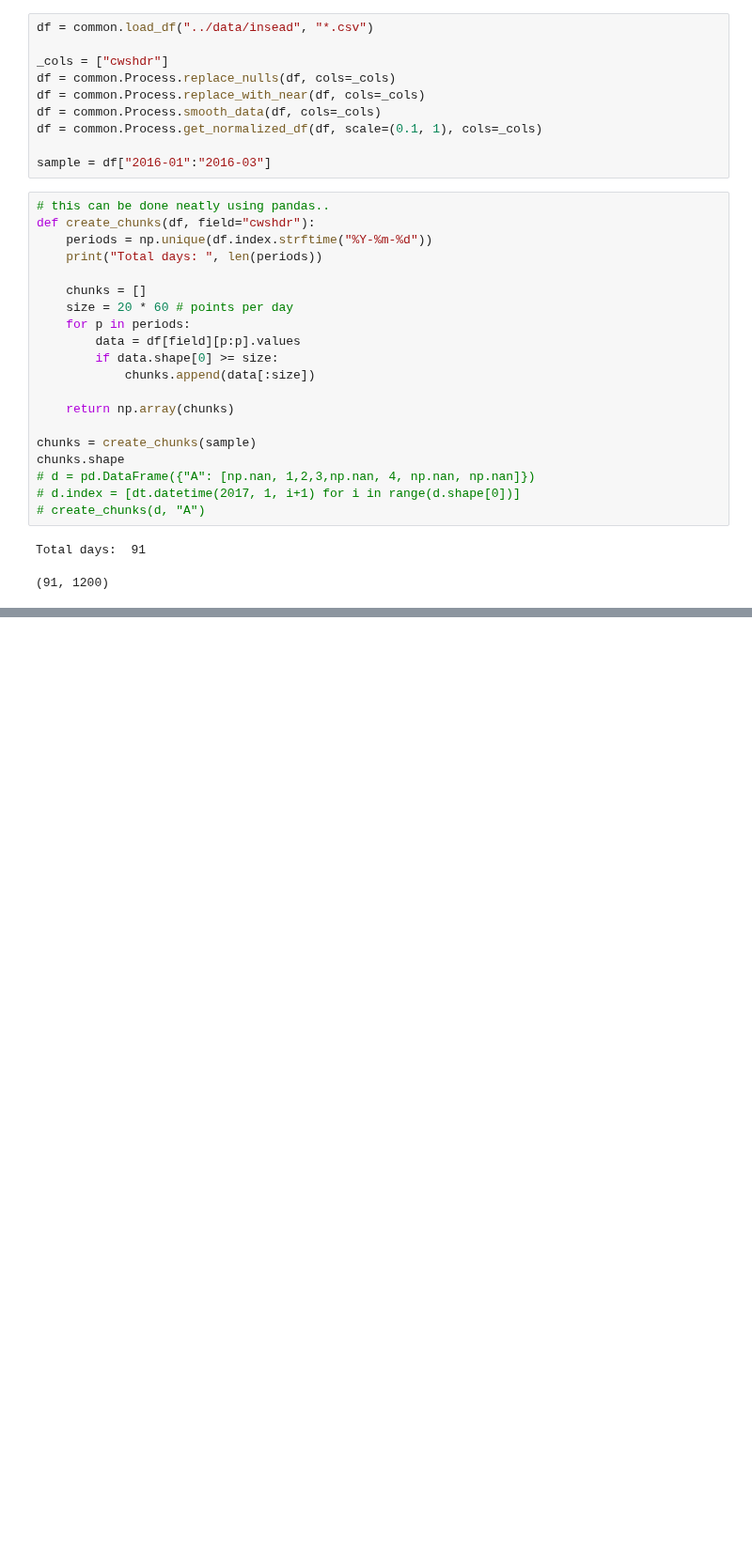
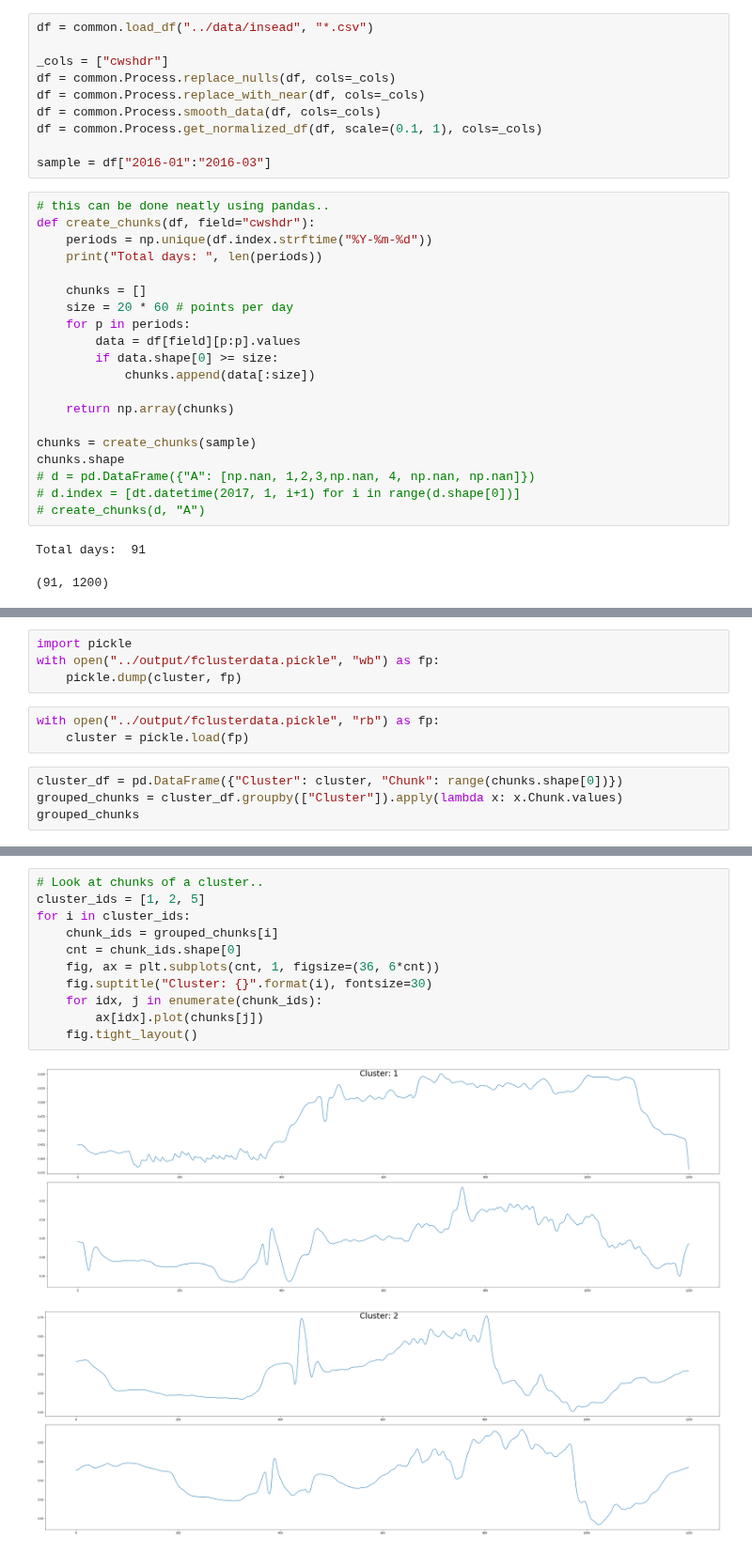
Before and after one commit to MiachelGu/chiller-plants, a Jupyter notebook: notebooks/14. Clusters.ipynb, the cells around one changed output, grey strips where cells are left out. Shown at 94% size. Cells and saved outputs as stored; diff of their text form; blank space fills up the shorter version.

```diff
--- a/notebooks/14. Clusters.ipynb
+++ b/notebooks/14. Clusters.ipynb
@@ -58,0 +66,11 @@ cluster
+# %%
+import pickle
+with open("../output/fclusterdata.pickle", "wb") as fp:
+    pickle.dump(cluster, fp)
+# %%
+with open("../output/fclusterdata.pickle", "rb") as fp:
+    cluster = pickle.load(fp)
+# %%
+cluster_df = pd.DataFrame({"Cluster": cluster, "Chunk": range(chunks.shape[0])})
+grouped_chunks = cluster_df.groupby(["Cluster"]).apply(lambda x: x.Chunk.values)
+grouped_chunks
@@ -58,0 +95,14 @@ cluster
+# %%
+# Look at chunks of a cluster..
+cluster_ids = [1, 2, 5]
+for i in cluster_ids:
+    chunk_ids = grouped_chunks[i]
+    cnt = chunk_ids.shape[0]
+    fig, ax = plt.subplots(cnt, 1, figsize=(36, 6*cnt))
+    fig.suptitle("Cluster: {}".format(i), fontsize=30)
+    for idx, j in enumerate(chunk_ids):
+        ax[idx].plot(chunks[j])
+    fig.tight_layout()
+# %% [output]
+[figure, added]
+[figure, added]
```
Also changed, not shown: parts of 3 cells of this notebook, 1 other file.
